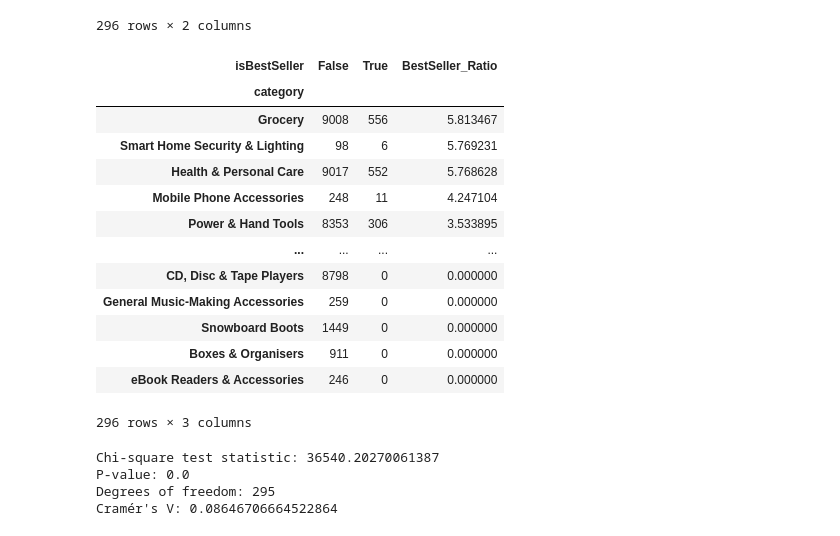
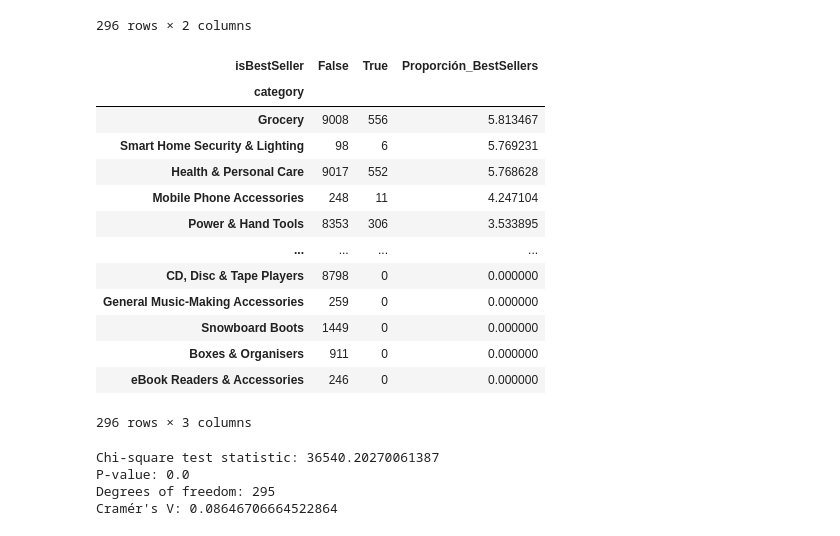
Before and after one commit to jesuserro/lab-eda-bivariate, a Jupyter notebook: main.ipynb, the cells around one changed output. Drawn from its saved outputs; the diff is of its cells as text; code cells hidden in the pictures.

```diff
--- a/main.ipynb
+++ b/main.ipynb
@@ -38,20 +38,20 @@ crosstab
 # %%
 # Convertir la columna 'isBestSeller' a booleano si es necesario
 df['isBestSeller'] = df['isBestSeller'].astype(bool)
 
 # Crear una tabla cruzada entre 'category' e 'isBestSeller'
 crosstab = pd.crosstab(df['category'], df['isBestSeller'])
 
 # Calcular la proporción de best-sellers por categoría
-crosstab['BestSeller_Ratio'] = crosstab[True] / (crosstab[True] + crosstab[False]) * 100
+crosstab['Proporción_BestSellers'] = crosstab[True] / (crosstab[True] + crosstab[False]) * 100
 
 # Ordenar por la proporción de best-sellers en orden descendente
-crosstab_sorted = crosstab.sort_values(by='BestSeller_Ratio', ascending=False)
+crosstab_sorted = crosstab.sort_values(by='Proporción_BestSellers', ascending=False)
 
 # Mostrar los resultados
 crosstab_sorted
 # %% [output]
-| isBestSeller | False | True | BestSeller_Ratio |
+| isBestSeller | False | True | Proporción_BestSellers |
 | category |  |  |  |
 | Grocery | 9008 | 556 | 5.813467 |
 | Smart Home Security & Lighting | 98 | 6 | 5.769231 |
```
